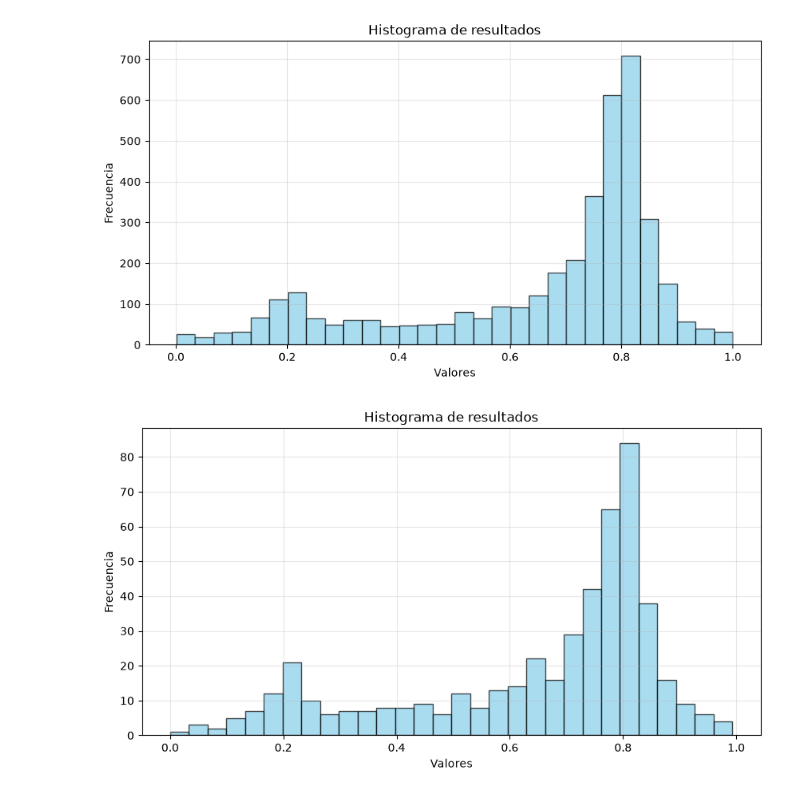
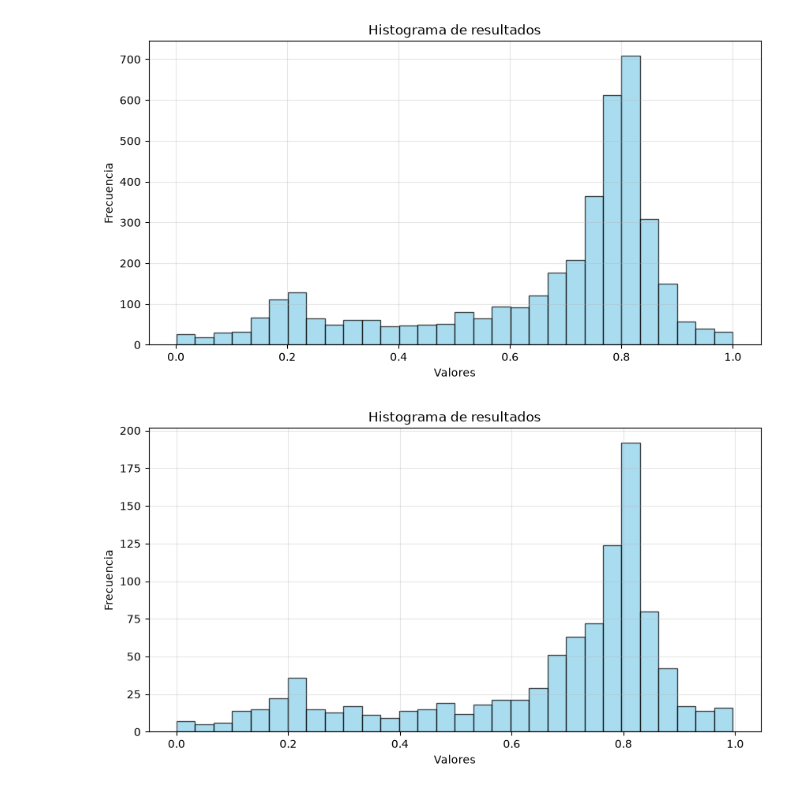
Before and after one commit to IvanGP7/TFG-RAG-VDB, a Jupyter notebook: src/Resulsts/result_analyse.ipynb, the cells around one changed output. Cells and saved outputs as stored; diff of their text form; code cells hidden in the pictures.

```diff
--- a/src/Resulsts/result_analyse.ipynb
+++ b/src/Resulsts/result_analyse.ipynb
@@ -15,16 +15,16 @@ plt.show()
 # %% [output]
 [figure]
 # %%
-csv_file = r'C:\Users\playe\Documents\Trabajos\TFG-RAG-VDB\src\Resulsts\resultados_rag_500.csv'
+csv_file = r'C:\Users\playe\Documents\Trabajos\TFG-RAG-VDB\src\Resulsts\resultados_rag_1000_2.csv'
 df = pd.read_csv(csv_file)
 fig, ax = plt.subplots(figsize=(10, 5))
 ax.hist(df['Nota_Correctness'], bins=30, color='skyblue', edgecolor='black', alpha=0.7)
 ax.set_xlabel('Valores')
 ax.set_ylabel('Frecuencia')
 ax.set_title('Histograma de resultados')
 ax.grid(True, alpha=0.3)
-fig.savefig('Histogram_500.png', dpi=300, bbox_inches='tight')
+fig.savefig('Histogram_1000.png', dpi=300, bbox_inches='tight')
 
 plt.show()
 # %% [output]
-[figure, old version]
+[figure, new version]
```
Also changed, not shown: 14 other files.
